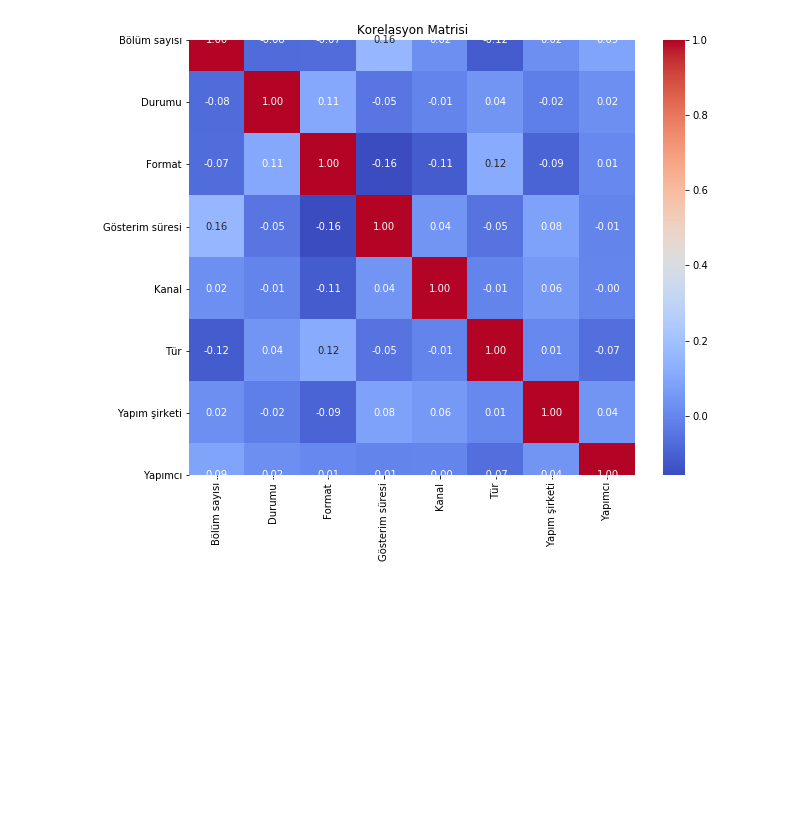
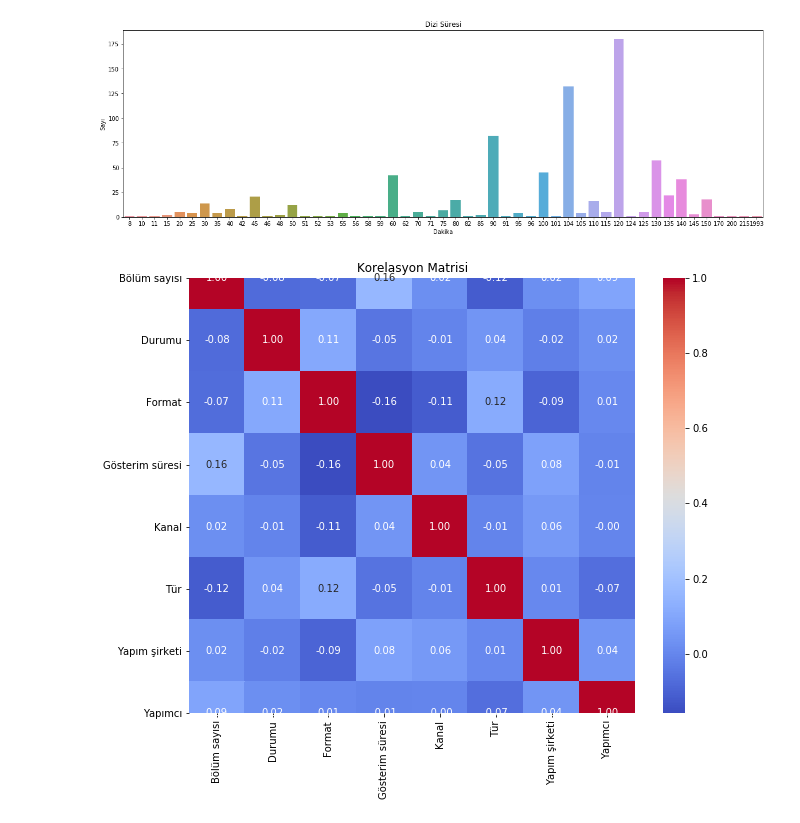
Before and after one commit to Yahyldrm/BackStreets, a Jupyter notebook: Enes.ipynb, the cells around one changed output. Saved outputs shown, nothing was run; the diff lists cells and outputs as text; code cells hidden in the pictures; blank space fills up the shorter version.

```diff
--- a/Enes.ipynb
+++ b/Enes.ipynb
@@ -17,6 +17,20 @@ df['Kanal'] = label_encoder.fit_transform(df['Kanal'])
 df['Tür'] = label_encoder.fit_transform(df['Tür'])
 df['Yapım şirketi'] = label_encoder.fit_transform(df['Yapım şirketi'])
 df['Yapımcı'] = label_encoder.fit_transform(df['Yapımcı'])
+# %%
+
+durumu_df = df['Gösterim süresi']
+
+plt.figure(figsize=(20, 6))
+sns.countplot(x=durumu_df)
+
+plt.title('Dizi Süresi')
+plt.xlabel('Dakika')
+plt.ylabel('Sayı')
+
+plt.show()
+# %% [output]
+[figure, added]
 # %%
 df['Sezon sayısı'] = df['Sezon sayısı'].apply(lambda x: int(str(x).split(' ')[0]) if pd.notna(x) and ' ' in str(x) else x)
 # %%
```
Also changed, not shown: parts of 1 cell of this notebook, 3 other files.
